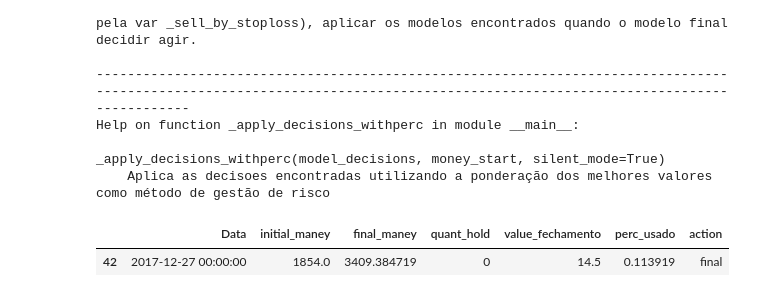
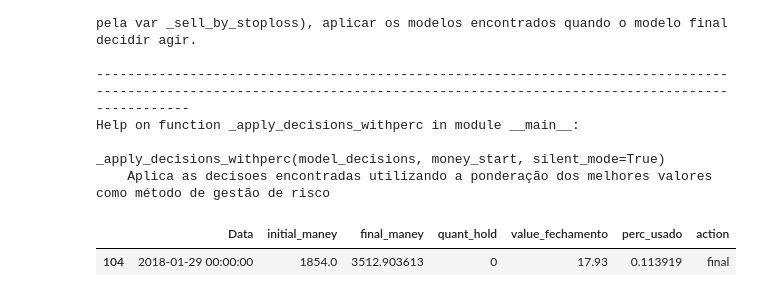
Before and after one commit to pehls/i2a2NaiveBayes, a Jupyter notebook: Bayes aplicado.ipynb, the cells around one changed output. Drawn from its saved outputs; the diff is of its cells as text; code cells hidden in the pictures.

```diff
--- a/Bayes aplicado.ipynb
+++ b/Bayes aplicado.ipynb
@@ -205,7 +205,7 @@ def _apply_decisions_withperc(model_decisions, money_start, silent_mode=True):
     quant_comprada = 0
     trades = 0
     for i, row in model_decisions.iterrows():
-        if (row.real_decision != last_decision and row.real_decision !=0):
+        if (row.real_decision !=0 and money_atual >0):
             data = row.Data
             last_decision = row.real_decision
             if (last_decision == 1):
@@ -414,7 +414,7 @@ def _get_final_decisions(df, _stop_loss, _sell_by_stoploss, wait_time, final_sca
                     'final_model':decisao_modelo_final}
                 decisions = decisions.append(new_decision, ignore_index=True)
                 trades += 1
-            elif ((_model_decision != 0 and _model_decision != _last_real_decision)):
+            elif ((_model_decision != 0)):
             # Adicionamos nas decisões os dados de data, classificador, decisao real, decisao do modelo e valor
                 new_decision = {
                     'Data':_data,
@@ -456,12 +456,12 @@ for volatilidade in vols:
     #df[["Venda_MACD_"+str(volatilidade)]] = [1 if not(np.isnan(x)) and int(x) > 0 else 0 for x in df[["Venda_MACD_"+str(volatilidade)]].values]
 df = df.sort_values(['Data'], ascending=False).fillna(0)
 # %%
-vols = []
+volatilidades_dif = []
 compras = []
 vendas = []
 for col in df.columns:
     if (col.startswith('Volatilidade')):
-        vols.append(col)
+        volatilidades_dif.append(col)
     if (col.startswith('Compra_MACD_')):
         compras.append(col)
     if (col.startswith('Venda_MACD_')):
@@ -979,7 +979,7 @@ coluna_a_operar = 'Fechamento'
 wait_time = 3 # para não pegar sinais seguidos em períodos de congestão
 
 train, test = _filter_Train_n_Test(df)
-final_features = final_features +vols+compras+vendas
+final_features = final_features +volatilidades_dif+compras+vendas
 final_model, final_scaler = _apply_multinomialNB(df, final_features, final_label, silent=False)
 # %% [output]
 final_decision
@@ -1006,9 +1006,9 @@ _apply_decisions_withperc(model_decisions, money_start, silent_mode=True)
     Aplica as decisoes encontradas utilizando a ponderação dos melhores valores como método de gestão de risco
 # %%
 train_decisions = _get_final_decisions(train, _stop_loss, _sell_by_stoploss, wait_time, final_scaler, final_model, classifiers, scalers, models)
-train_decisions = _apply_decisions_withperc(train_decisions, money_start, silent_mode=True)
-train_decisions.tail(1)
+train_decisions_applied = _apply_decisions_withperc(train_decisions, money_start, silent_mode=True)
+train_decisions_applied.tail(1)
 # %% [output]
 |  | Data | initial_maney | final_maney | quant_hold | value_fechamento | perc_usado | action |
-| 42 | 2017-12-27 00:00:00 | 1854.0 | 3409.384719 | 0 | 14.5 | 0.113919 | final |
+| 104 | 2018-01-29 00:00:00 | 1854.0 | 3512.903613 | 0 | 17.93 | 0.113919 | final |
 # %%
```
Also changed, not shown: parts of 4 cells of this notebook, 1 other file.
